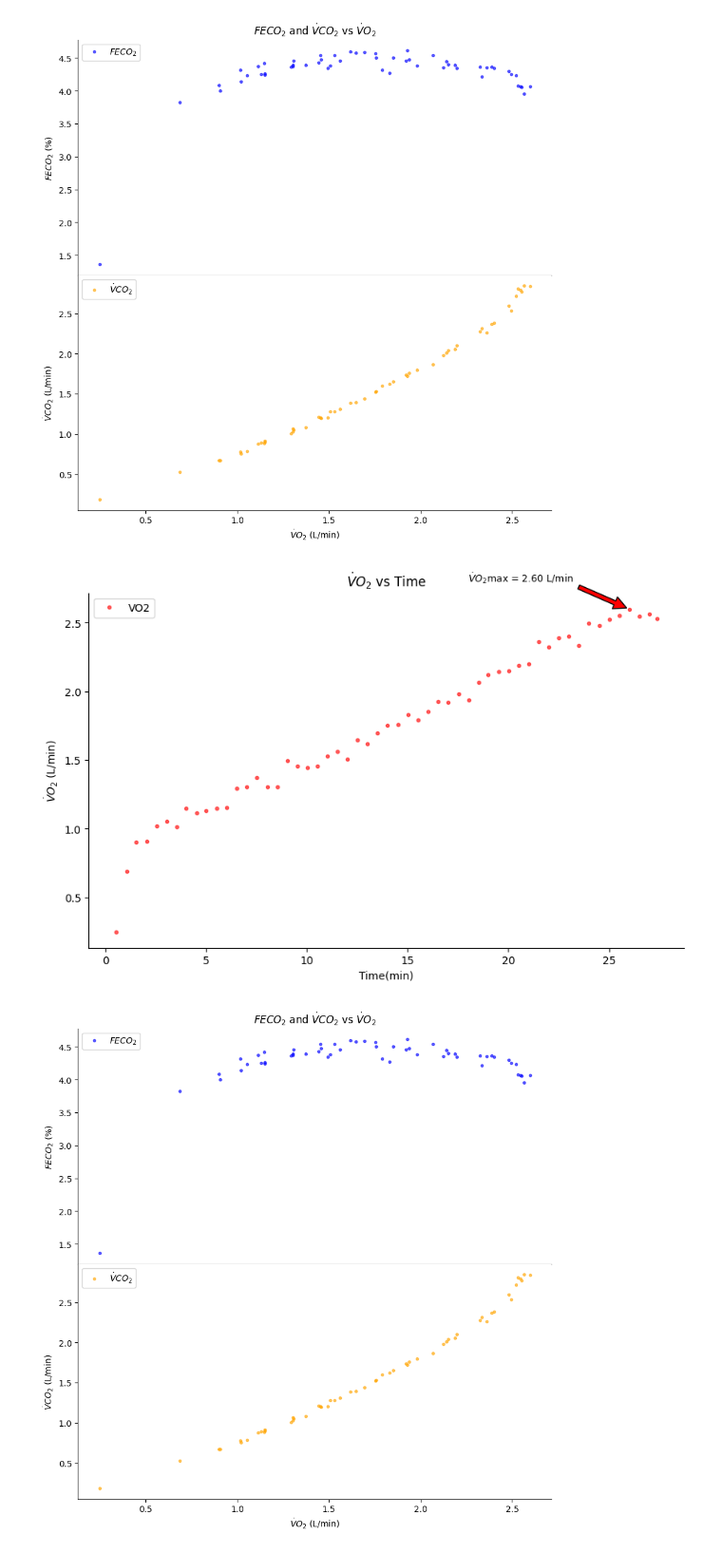
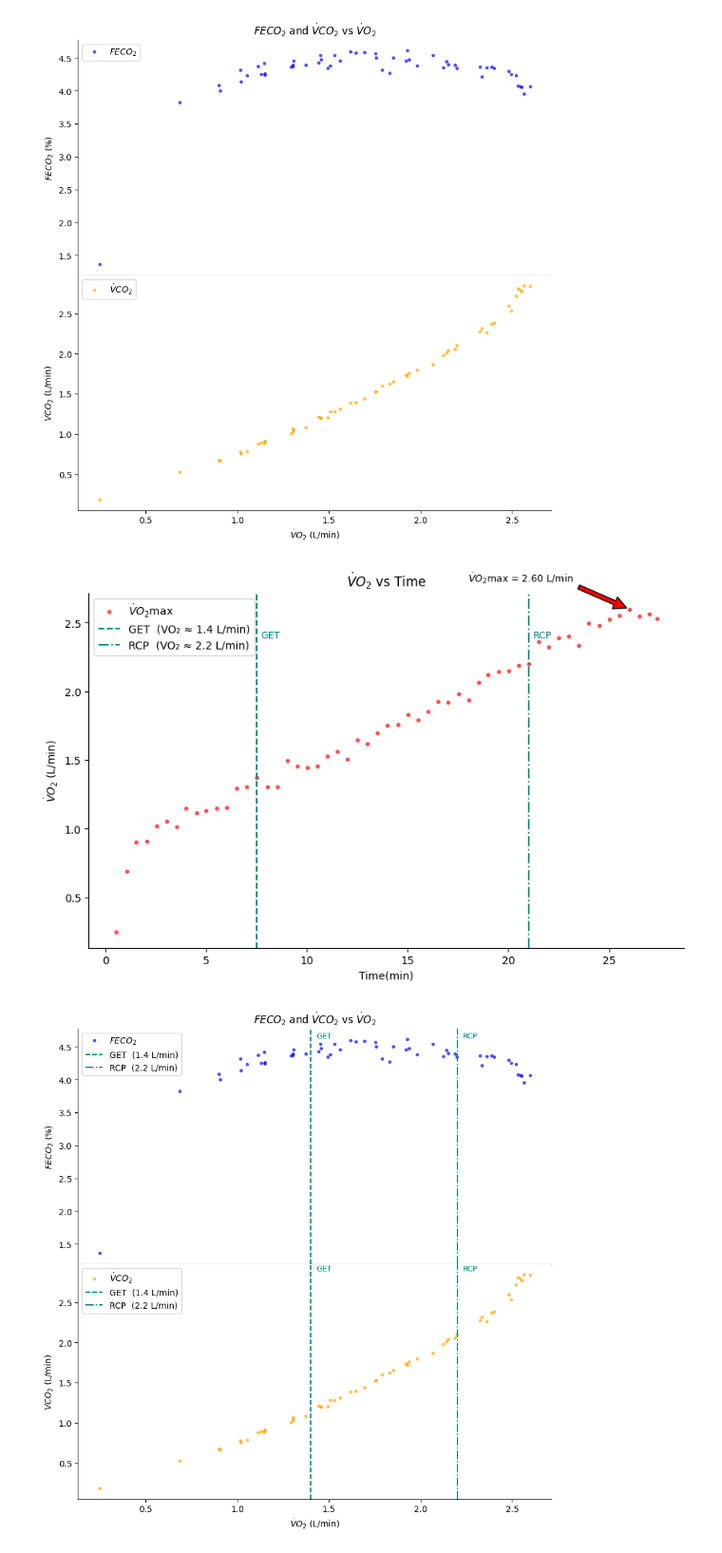
Before and after one commit to joaopelinca/vo2_analysis, a Jupyter notebook: vo2_script.ipynb, the cells around one changed output. Shown at 95% size. Saved outputs shown, nothing was run; the diff lists cells and outputs as text; code cells hidden in the pictures.

```diff
--- a/vo2_script.ipynb
+++ b/vo2_script.ipynb
@@ -128,36 +128,60 @@ ax.annotate(r'$\dot{{V}}O_2$max = {:.2f} L/min'.format(round(vo2_max, 2)),
             xytext=(time_max - 8, vo2_max + 0.2),
             arrowprops=dict(facecolor='red', shrink=0.05),
             fontsize=9)
 
 ax.plot(df['TIME'], df['VO2'], 'o', color='red',
-           markersize=3, alpha=0.6, label='VO2')
+           markersize=3, alpha=0.6, label=r'$\dot{{V}}O_2$max')
+
+# Find the time point closest to each VO₂ threshold
+time_GET = df.loc[(df['VO2'] - GET_vo2).abs().idxmin(), 'TIME']
+time_RCP = df.loc[(df['VO2'] - RCP_vo2).abs().idxmin(), 'TIME']
+
+ax.axvline(time_GET, color='teal', linewidth=1.5, linestyle='--',
+           label=f'GET  (VO₂ ≈ {GET_vo2} L/min)')
+ax.axvline(time_RCP, color='teal', linewidth=1.5, linestyle='-.',
+           label=f'RCP  (VO₂ ≈ {RCP_vo2} L/min)')
+
+# Label lines directly on the plot
+ax.text(time_GET + 0.2, vo2_max * 0.92, 'GET', color='teal', fontsize=9)
+ax.text(time_RCP + 0.2, vo2_max * 0.92, 'RCP', color='teal', fontsize=9)
+
 ax.set_xlabel('Time(min)')
 ax.set_ylabel(r'$\dot{V}O_2$ (L/min)')
 ax.set_title(r'$\dot{V}O_2$ vs Time')
 ax.legend(loc='upper left')
 ax.spines[['right', 'top']].set_visible(False)
 
 # Gas Exchange Plots
-fig, (ax1, ax2) = plt.subplots(2, 1, figsize=(10, 10),
-                               sharex=True)
+fig, (ax1, ax2) = plt.subplots(2, 1, figsize=(10, 10), sharex=True)
 fig.subplots_adjust(hspace=0)
 
 # FECO2 vs VO2
 ax1.plot(df['VO2'], df['FECO2'], 'o', color='blue',
            markersize=3, alpha=0.6, label=r'$FECO_2$')
+ax1.axvline(GET_vo2, color='teal', linewidth=1.5, linestyle='--',
+            label=f'GET  ({GET_vo2} L/min)')
+ax1.axvline(RCP_vo2, color='teal', linewidth=1.5, linestyle='-.',
+            label=f'RCP  ({RCP_vo2} L/min)')
+ax1.text(GET_vo2 + 0.03, ax1.get_ylim()[1] * 0.97, 'GET', color='teal', fontsize=9)
+ax1.text(RCP_vo2 + 0.03, ax1.get_ylim()[1] * 0.97, 'RCP', color='teal', fontsize=9)
 ax1.set_ylabel(r'$FECO_2$ (%)')
 ax1.set_title(r'$FECO_2$ and $\dot{V}CO_2$ vs $\dot{V}O_2$')
 ax1.legend(loc='upper left')
 ax1.spines[['right', 'top']].set_visible(False)
 
-
 # VCO2 vs VO2
 ax2.plot(df['VO2'], df['VCO2'], 'o', color='orange',
            markersize=3, alpha=0.6, label=r'$\dot{V}CO_2$')
+ax2.axvline(GET_vo2, color='teal', linewidth=1.5, linestyle='--',
+            label=f'GET  ({GET_vo2} L/min)')
+ax2.axvline(RCP_vo2, color='teal', linewidth=1.5, linestyle='-.',
+            label=f'RCP  ({RCP_vo2} L/min)')
+ax2.text(GET_vo2 + 0.03, ax2.get_ylim()[1] * 0.97, 'GET', color='teal', fontsize=9)
+ax2.text(RCP_vo2 + 0.03, ax2.get_ylim()[1] * 0.97, 'RCP', color='teal', fontsize=9)
 ax2.set_xlabel(r'$\dot{V}O_2$ (L/min)')
 ax2.set_ylabel(r'$\dot{V}CO_2$ (L/min)')
 ax2.legend(loc='upper left')
 ax2.spines[['right', 'top']].set_visible(False)
 # %% [output]
-[figure, old version]
+[figure, new version]
-[figure, old version]
+[figure, new version]
```
Also changed, not shown: parts of 2 cells of this notebook.
